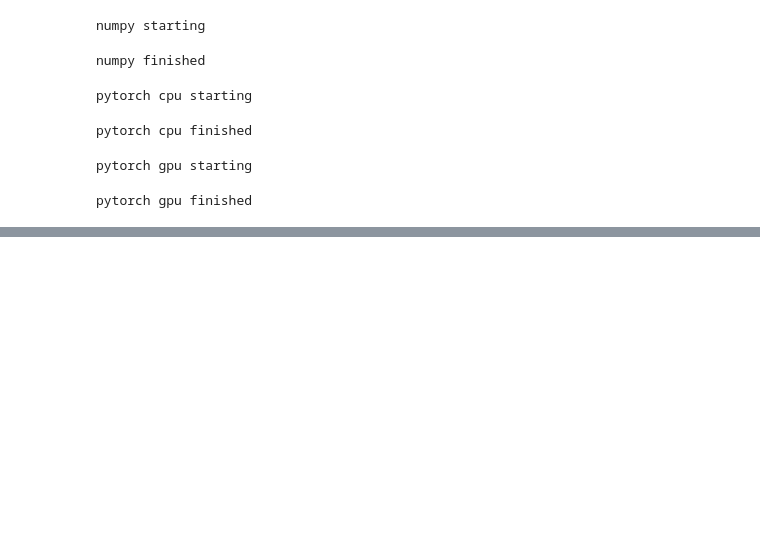
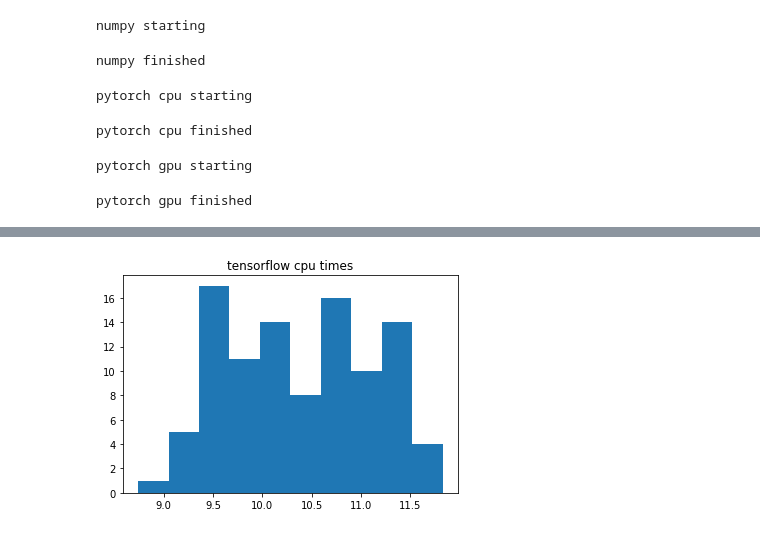
Before and after one commit to rkingery/self_selecting_neural_nets, a Jupyter notebook: perf/ss_ipynb.ipynb, the cells around one changed output, grey strips where cells are left out. Cells and saved outputs as stored; diff of their text form; code cells hidden in the pictures; blank space fills up the shorter version.

```diff
--- a/perf/ss_ipynb.ipynb
+++ b/perf/ss_ipynb.ipynb
@@ -263,0 +253,6 @@ incarnation: 9523508066745545685
+# %%
+plt.hist(times_tf)
+plt.title('tensorflow cpu times')
+plt.show()
+# %% [output]
+[figure, added]
```
Also changed, not shown: parts of 10 cells of this notebook.
